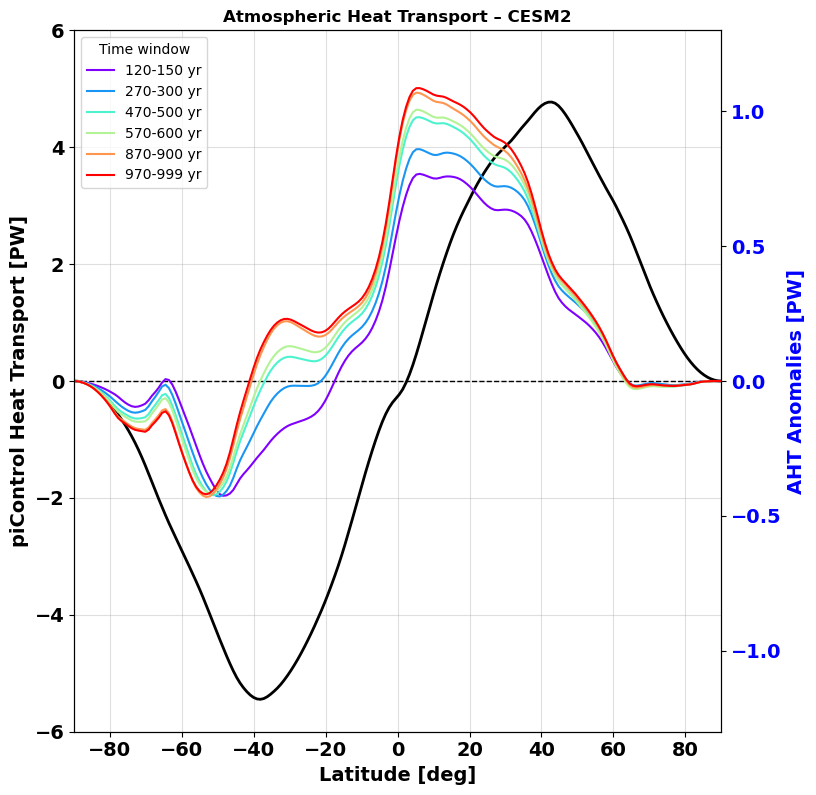
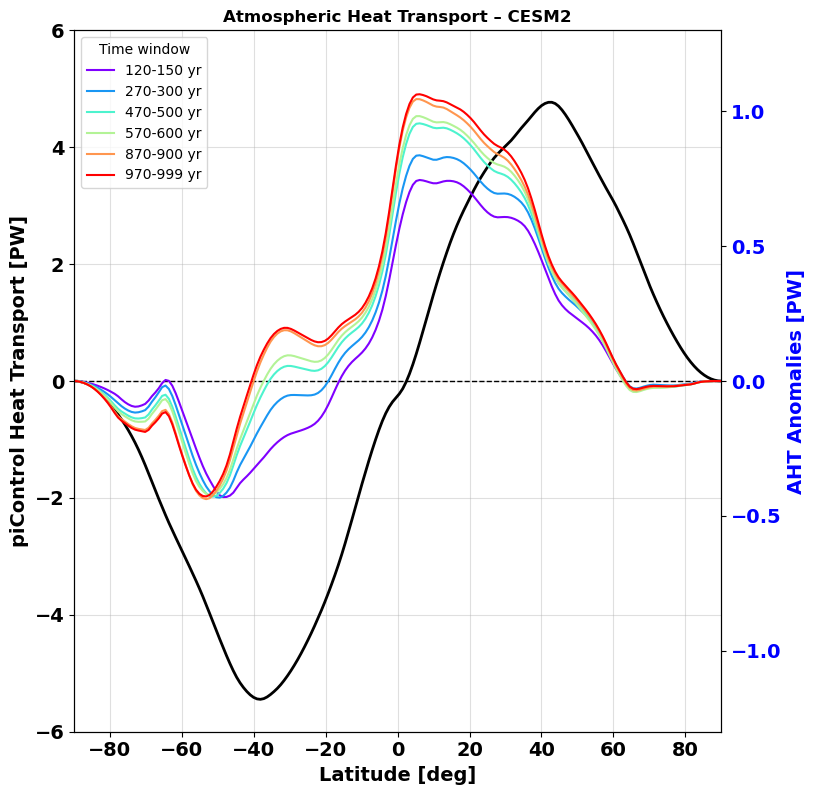
Unified diff of the notebook cell whose output changed from the first chart to the second:
--- before
+++ after
@@ -2,5 +2,5 @@
 
 # --- Left axis (for control / baseline) ---
-ax1.plot(lat_cesm2, np.mean(atm_ht_piControl, axis=0),
+ax1.plot(lat_cesm2, np.mean(atm_ht_piControl[502:532, :], axis=0),
          color='black', label='piControl', linewidth=2)
 ax1.set_xlabel('Latitude [deg]', fontsize=14, fontweight='bold')
@@ -20,5 +20,5 @@
 for (start, end), color in zip(time_windows, colors):
     anom = (np.mean(atm_ht_x4CO2[start:end, :], axis=0)\
-          - np.mean(atm_ht_piControl[0:30, :], axis=0))
+          - np.mean(atm_ht_piControl[502:532, :], axis=0))
     ax2.plot(lat_cesm2, anom, color=color, label=f'{start}-{end} yr')
 

Commit: branching correction